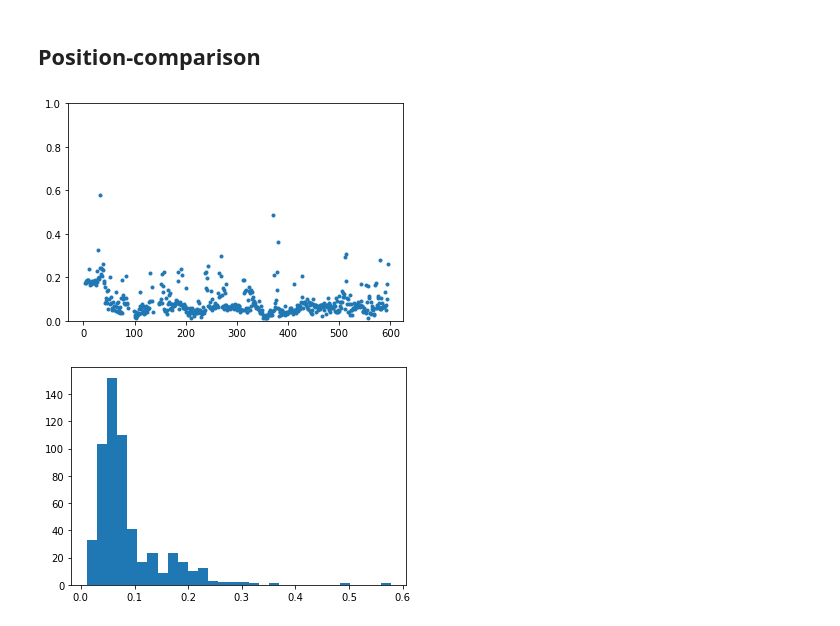
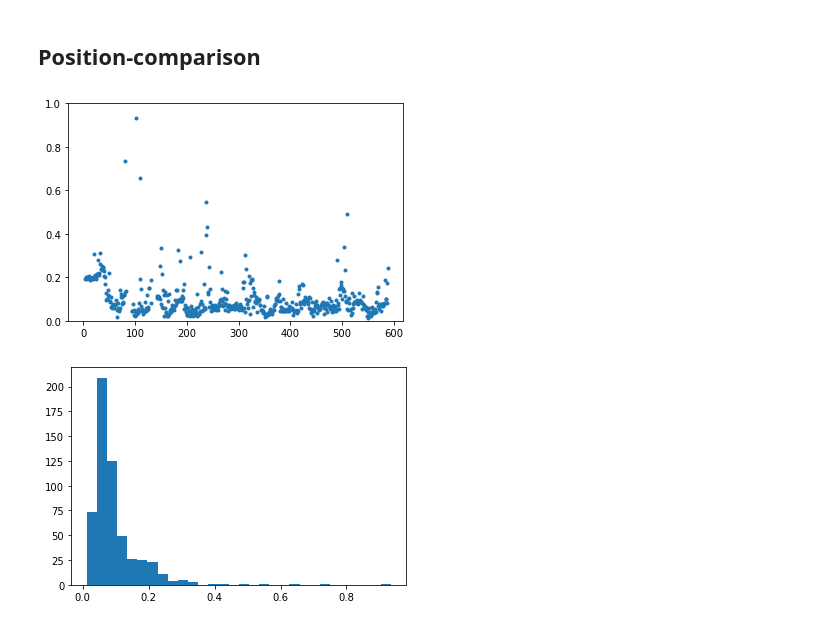
Before and after one commit to Etomer/structure-from-sound-python, a Jupyter notebook: slask/visualize_result.ipynb, the cells around one changed output. Saved outputs shown, nothing was run; the diff lists cells and outputs as text; code cells hidden in the pictures.

```diff
--- a/slask/visualize_result.ipynb
+++ b/slask/visualize_result.ipynb
@@ -134,23 +80,19 @@ sender_positions = sender_positions.T @ R + t
 # %%
-%matplotlib inline
+receiver_positions, sender_positions, receiver_gt_positions, sender_gt_positions = tdoa_datasets_module.get_positions_with_gt(
+    data_folder, result_folder)
 
-speaker_gt_pos.shape
-res = np.linalg.norm(speaker_gt_pos - sender_positions, axis=1)
+
+res = np.linalg.norm(sender_gt_positions - sender_positions, axis=1)
 
 plt.figure()
 plt.plot(res, '.')
 plt.ylim(0, 1)
 
-
 plt.figure()
-
 plt.hist(res[res < 1], 30)
-
-# ax.scatter(speaker_gt_pos[:,0],speaker_gt_pos[:,1],speaker_gt_pos[:,2],'go')
-# ax.scatter(sender_positions[reasonable_ind,0],sender_positions[reasonable_ind,1],sender_positions[reasonable_ind,2],'go')
 # %% [output]
-[figure, old version]
+[figure, new version]
-[figure, old version]
+[figure, new version]
 # %%
 %matplotlib ipympl
 
```
Also changed, not shown: parts of 6 cells of this notebook, 1 other file.
